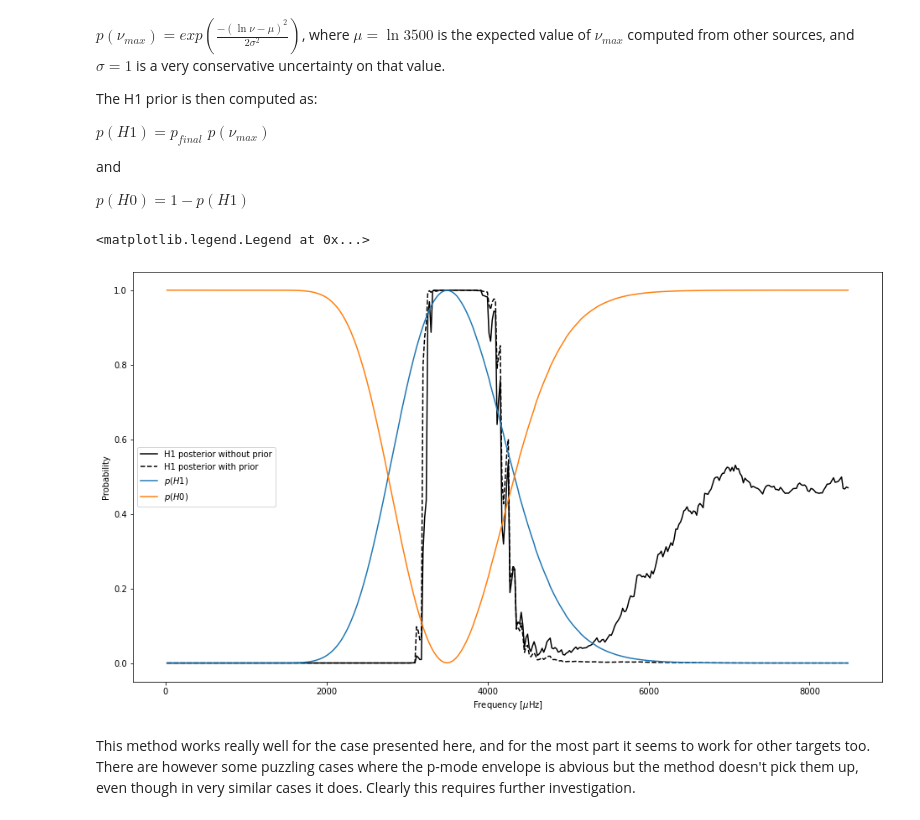
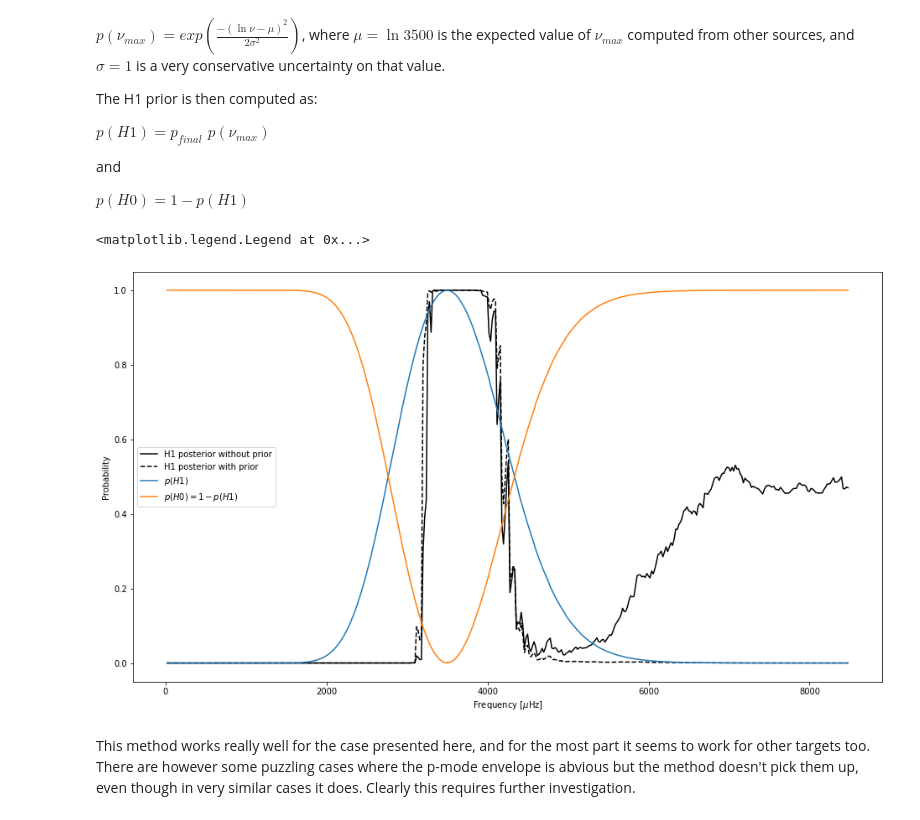
Before and after one commit to nielsenmb/PSM128, a Jupyter notebook: detection/pmode detection.ipynb, the cells around one changed output. Cells and saved outputs as stored; diff of their text form; code cells hidden in the pictures.

```diff
--- a/detection/pmode detection.ipynb
+++ b/detection/pmode detection.ipynb
@@ -447,23 +446,23 @@ $p(H0)=1-p(H1)$
 # %%
 mu = np.log(3500)
 sigma = 0.2
 prior_numax = np.exp(-(np.log(fb)-mu)**2 / (2*sigma**2))
 
-prior_H1 = prior_thresh*prior_numax
+prior_H1 = prior_numax*prior_thresh
 prior_H0 = 1 - prior_H1
 
 post_H1_w_tn_prior = prior_H1*like_H1 / (prior_H0*like_H0 + prior_H1*like_H1)
 
 figure(figsize = (16,9))
 plot(fb, post_H1, c= 'k', label = r'H1 posterior without prior')
 plot(fb, post_H1_w_tn_prior, ls = 'dashed', c= 'k', label = 'H1 posterior with prior')
 plot(fb, prior_H1, color = 'C0', label = r'$p(H1)$')
-plot(fb, prior_H0, color = 'C1', label = r'$p(H0)$')
+plot(fb, prior_H0, color = 'C1', label = r'$p(H0)=1-p(H1)$')
 ylabel('Probability')
 xlabel('Frequency [$\mu$Hz]')
 legend()
 # %% [output]
 <matplotlib.legend.Legend at 0x...>
-[figure, old version]
+[figure, new version]
 # %% [markdown]
 This method works really well for the case presented here, and for the most part it seems to work for other targets too. There are however some puzzling cases where the p-mode envelope is abvious but the method doesn't pick them up, even though in very similar cases it does. Clearly this requires further investigation.
```
Also changed, not shown: parts of 7 cells of this notebook, 1 other file.
